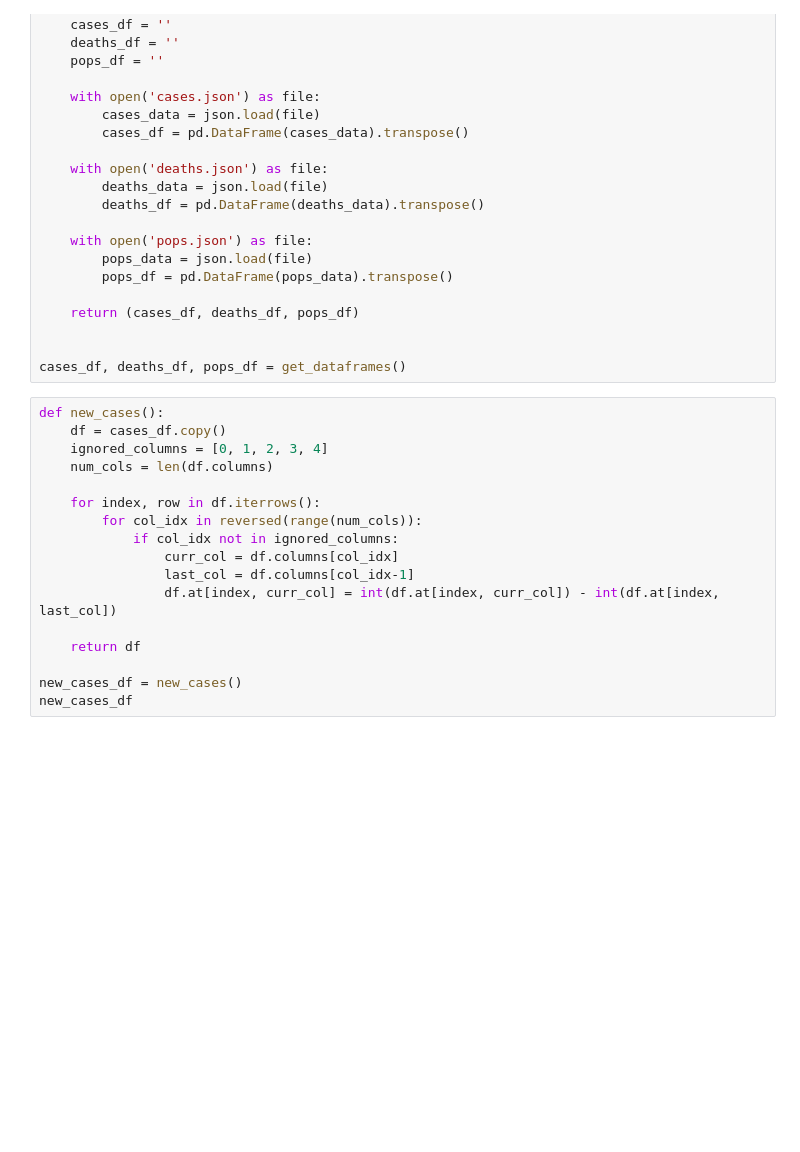
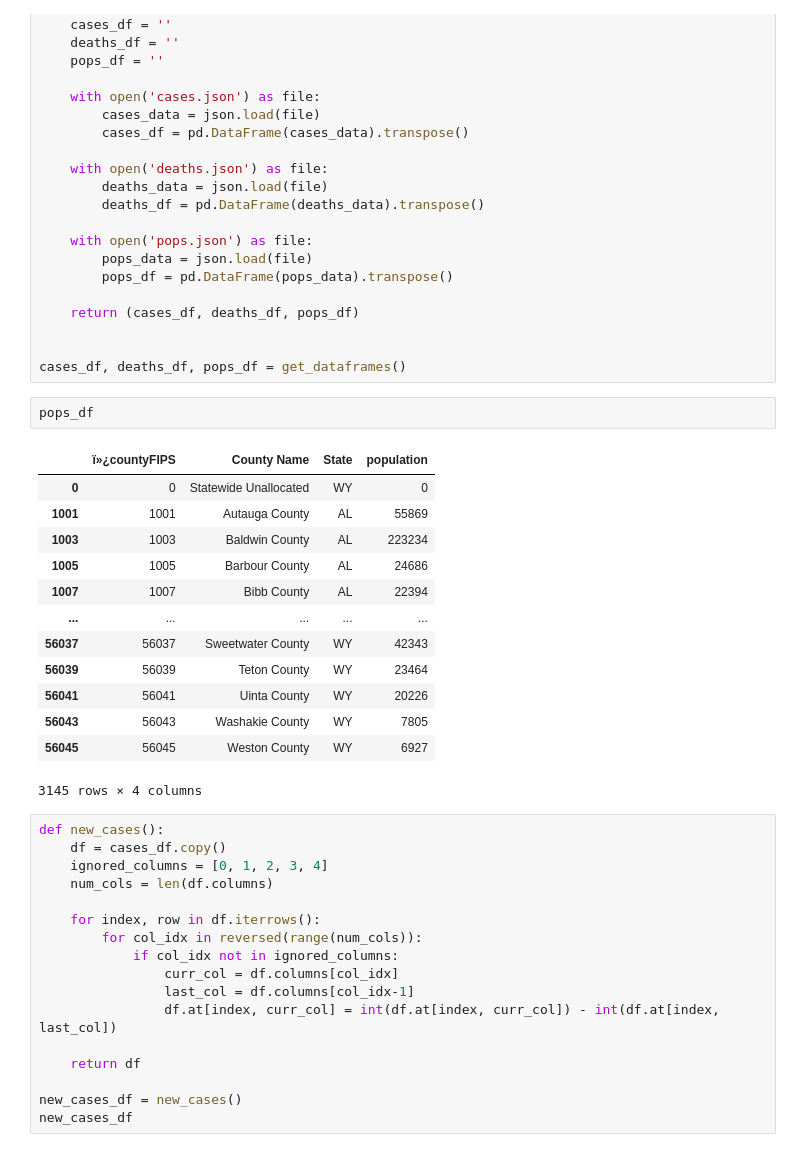
Before and after one commit to DeanTown/COVID19-Spread-Machine-Learning, a Jupyter notebook: GetNewData.ipynb, the cells around one changed output. Cells and saved outputs as stored; diff of their text form; blank space fills up the shorter version.

```diff
--- a/GetNewData.ipynb
+++ b/GetNewData.ipynb
@@ -78,6 +78,22 @@ def get_dataframes():
 
 
 cases_df, deaths_df, pops_df = get_dataframes()
+# %%
+pops_df
+# %% [output]
+|  | ï»¿countyFIPS | County Name | State | population |
+| 0 | 0 | Statewide Unallocated | WY | 0 |
+| 1001 | 1001 | Autauga County | AL | 55869 |
+| 1003 | 1003 | Baldwin County | AL | 223234 |
+| 1005 | 1005 | Barbour County | AL | 24686 |
+| 1007 | 1007 | Bibb County | AL | 22394 |
+| ... | ... | ... | ... | ... |
+| 56037 | 56037 | Sweetwater County | WY | 42343 |
+| 56039 | 56039 | Teton County | WY | 23464 |
+| 56041 | 56041 | Uinta County | WY | 20226 |
+| 56043 | 56043 | Washakie County | WY | 7805 |
+| 56045 | 56045 | Weston County | WY | 6927 |
+3145 rows × 4 columns
 # %%
 def new_cases():
     df = cases_df.copy()
```
Also changed, not shown: parts of 3 cells of this notebook.
